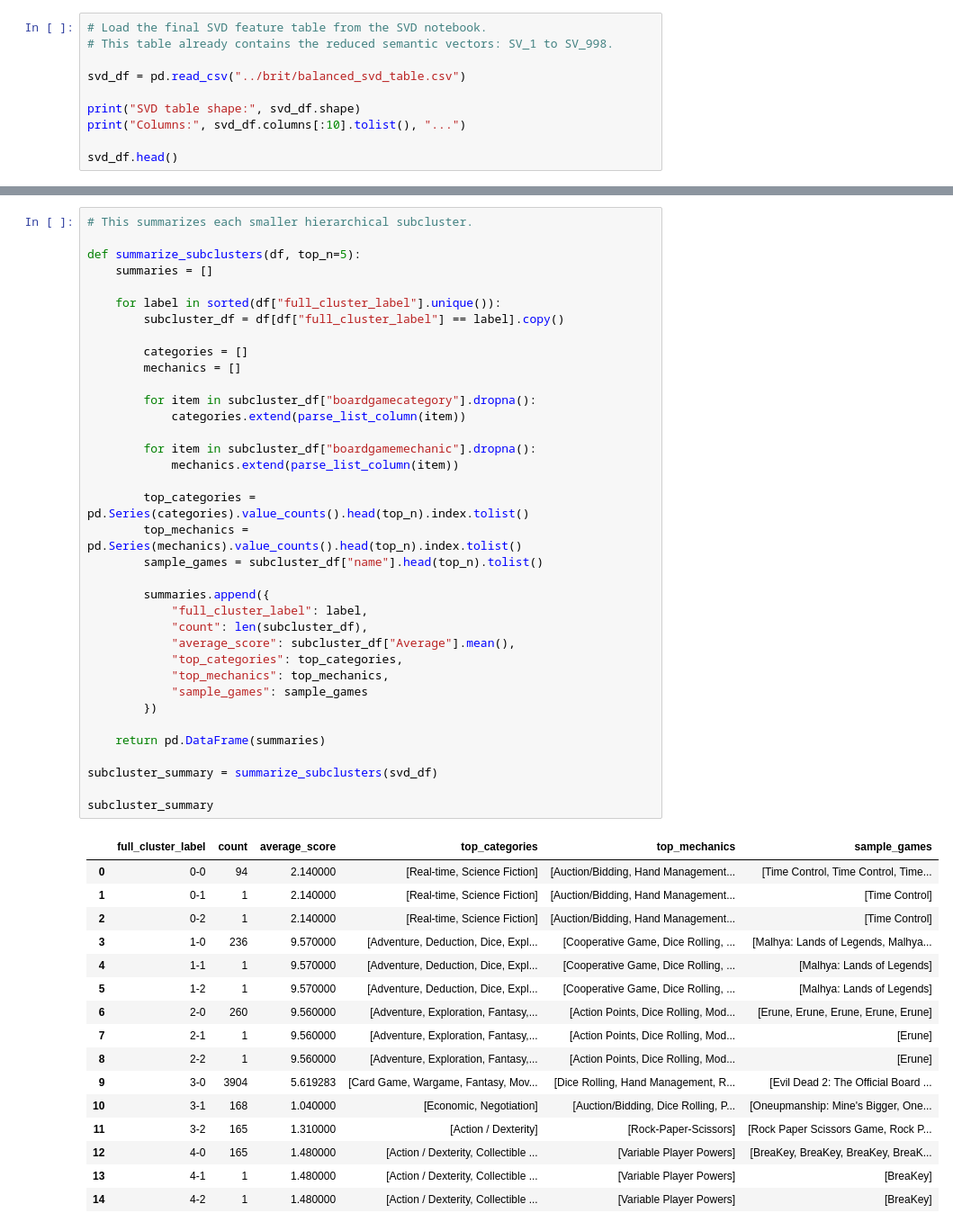
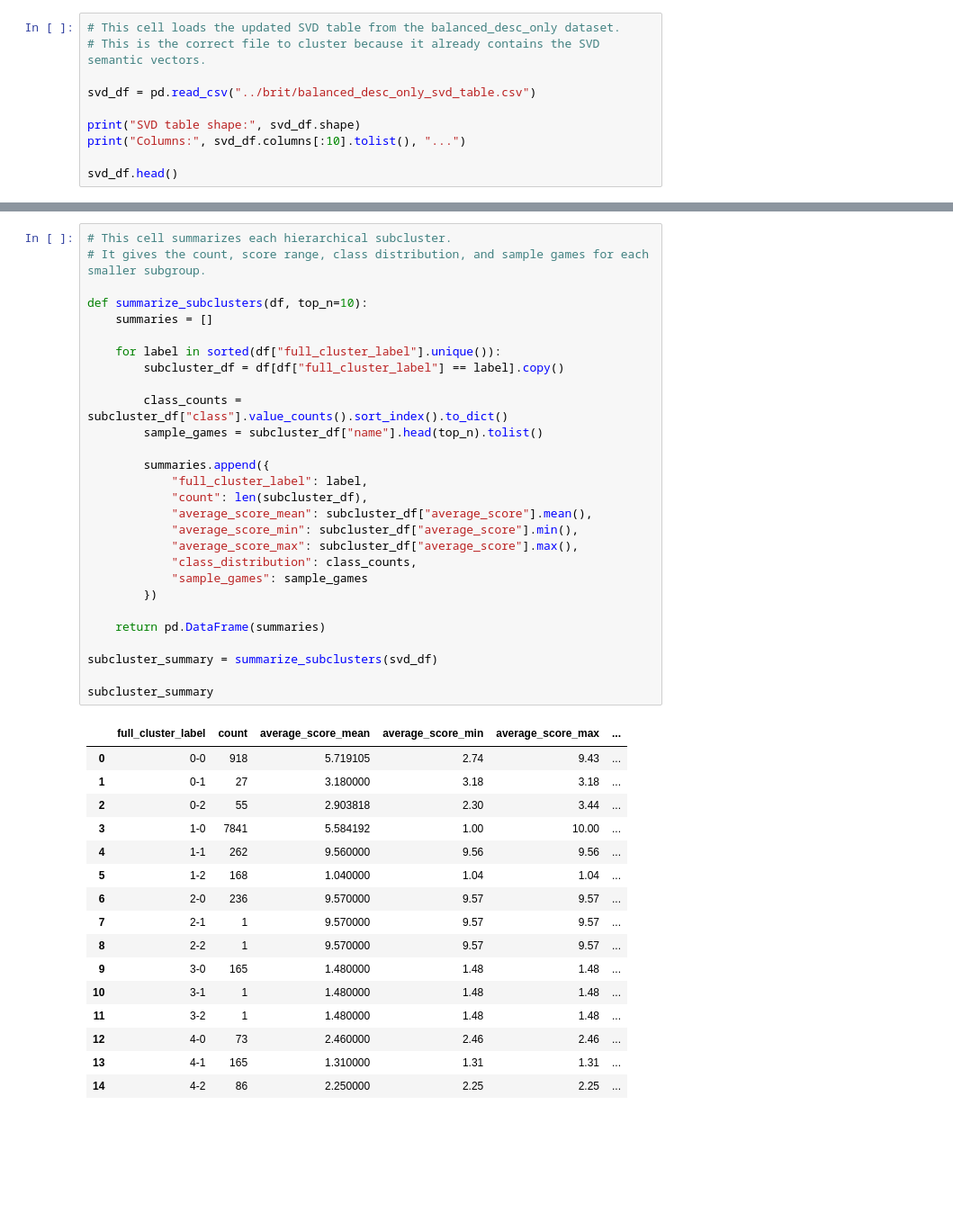
Before and after one commit to qigol/ml1-project-lt4, a Jupyter notebook: working-notebooks/brit/clustering.ipynb, the cells around one changed output, grey strips where cells are left out. Shown at 90% size. Drawn from its saved outputs; the diff is of its cells as text; blank space fills up the shorter version.

```diff
--- a/working-notebooks/brit/clustering.ipynb
+++ b/working-notebooks/brit/clustering.ipynb
@@ -13,10 +11,10 @@ from sklearn.metrics import silhouette_score, davies_bouldin_score
 from sklearn.metrics.pairwise import cosine_similarity
 from sklearn.decomposition import PCA
 # %%
-# Load the final SVD feature table from the SVD notebook.
-# This table already contains the reduced semantic vectors: SV_1 to SV_998.
+# This cell loads the updated SVD table from the balanced_desc_only dataset.
+# This is the correct file to cluster because it already contains the SVD semantic vectors.
 
-svd_df = pd.read_csv("../brit/balanced_svd_table.csv")
+svd_df = pd.read_csv("../brit/balanced_desc_only_svd_table.csv")
 
 print("SVD table shape:", svd_df.shape)
 print("Columns:", svd_df.columns[:10].tolist(), "...")
@@ -240,54 +212,46 @@ svd_df[["name", "kmeans_cluster", "hierarchical_subcluster", "full_cluster_label
 # %%
-# This summarizes each smaller hierarchical subcluster.
+# This cell summarizes each hierarchical subcluster.
+# It gives the count, score range, class distribution, and sample games for each smaller subgroup.
 
-def summarize_subclusters(df, top_n=5):
+def summarize_subclusters(df, top_n=10):
     summaries = []
 
     for label in sorted(df["full_cluster_label"].unique()):
         subcluster_df = df[df["full_cluster_label"] == label].copy()
 
-        categories = []
-        mechanics = []
-
-        for item in subcluster_df["boardgamecategory"].dropna():
-            categories.extend(parse_list_column(item))
-
-        for item in subcluster_df["boardgamemechanic"].dropna():
-            mechanics.extend(parse_list_column(item))
-
-        top_categories = pd.Series(categories).value_counts().head(top_n).index.tolist()
-        top_mechanics = pd.Series(mechanics).value_counts().head(top_n).index.tolist()
+        class_counts = subcluster_df["class"].value_counts().sort_index().to_dict()
         sample_games = subcluster_df["name"].head(top_n).tolist()
 
         summaries.append({
             "full_cluster_label": label,
             "count": len(subcluster_df),
-            "average_score": subcluster_df["Average"].mean(),
-            "top_categories": top_categories,
-            "top_mechanics": top_mechanics,
+            "average_score_mean": subcluster_df["average_score"].mean(),
+            "average_score_min": subcluster_df["average_score"].min(),
+            "average_score_max": subcluster_df["average_score"].max(),
+            "class_distribution": class_counts,
             "sample_games": sample_games
         })
 
     return pd.DataFrame(summaries)
 
 subcluster_summary = summarize_subclusters(svd_df)
 
 subcluster_summary
 # %% [output]
-|  | full_cluster_label | count | average_score | top_categories | top_mechanics | sample_games |
-| 0 | 0-0 | 94 | 2.140000 | [Real-time, Science Fiction] | [Auction/Bidding, Hand Management... | [Time Control, Time Control, Time... |
-| 1 | 0-1 | 1 | 2.140000 | [Real-time, Science Fiction] | [Auction/Bidding, Hand Management... | [Time Control] |
-| 2 | 0-2 | 1 | 2.140000 | [Real-time, Science Fiction] | [Auction/Bidding, Hand Management... | [Time Control] |
-| 3 | 1-0 | 236 | 9.570000 | [Adventure, Deduction, Dice, Expl... | [Cooperative Game, Dice Rolling, ... | [Malhya: Lands of Legends, Malhya... |
-| 4 | 1-1 | 1 | 9.570000 | [Adventure, Deduction, Dice, Expl... | [Cooperative Game, Dice Rolling, ... | [Malhya: Lands of Legends] |
-| 5 | 1-2 | 1 | 9.570000 | [Adventure, Deduction, Dice, Expl... | [Cooperative Game, Dice Rolling, ... | [Malhya: Lands of Legends] |
-| 6 | 2-0 | 260 | 9.560000 | [Adventure, Exploration, Fantasy,... | [Action Points, Dice Rolling, Mod... | [Erune, Erune, Erune, Erune, Erune] |
-| 7 | 2-1 | 1 | 9.560000 | [Adventure, Exploration, Fantasy,... | [Action Points, Dice Rolling, Mod... | [Erune] |
-| 8 | 2-2 | 1 | 9.560000 | [Adventure, Exploration, Fantasy,... | [Action Points, Dice Rolling, Mod... | [Erune] |
-| 9 | 3-0 | 3904 | 5.619283 | [Card Game, Wargame, Fantasy, Mov... | [Dice Rolling, Hand Management, R... | [Evil Dead 2: The Official Board ... |
-| 10 | 3-1 | 168 | 1.040000 | [Economic, Negotiation] | [Auction/Bidding, Dice Rolling, P... | [Oneupmanship: Mine's Bigger, One... |
-| 11 | 3-2 | 165 | 1.310000 | [Action / Dexterity] | [Rock-Paper-Scissors] | [Rock Paper Scissors Game, Rock P... |
-| 12 | 4-0 | 165 | 1.480000 | [Action / Dexterity, Collectible ... | [Variable Player Powers] | [BreaKey, BreaKey, BreaKey, BreaK... |
-| 13 | 4-1 | 1 | 1.480000 | [Action / Dexterity, Collectible ... | [Variable Player Powers] | [BreaKey] |
-| 14 | 4-2 | 1 | 1.480000 | [Action / Dexterity, Collectible ... | [Variable Player Powers] | [BreaKey] |
+|  | full_cluster_label | count | average_score_mean | average_score_min | average_score_max | ... |
+| 0 | 0-0 | 918 | 5.719105 | 2.74 | 9.43 | ... |
+| 1 | 0-1 | 27 | 3.180000 | 3.18 | 3.18 | ... |
+| 2 | 0-2 | 55 | 2.903818 | 2.30 | 3.44 | ... |
+| 3 | 1-0 | 7841 | 5.584192 | 1.00 | 10.00 | ... |
+| 4 | 1-1 | 262 | 9.560000 | 9.56 | 9.56 | ... |
+| 5 | 1-2 | 168 | 1.040000 | 1.04 | 1.04 | ... |
+| 6 | 2-0 | 236 | 9.570000 | 9.57 | 9.57 | ... |
+| 7 | 2-1 | 1 | 9.570000 | 9.57 | 9.57 | ... |
+| 8 | 2-2 | 1 | 9.570000 | 9.57 | 9.57 | ... |
+| 9 | 3-0 | 165 | 1.480000 | 1.48 | 1.48 | ... |
+| 10 | 3-1 | 1 | 1.480000 | 1.48 | 1.48 | ... |
+| 11 | 3-2 | 1 | 1.480000 | 1.48 | 1.48 | ... |
+| 12 | 4-0 | 73 | 2.460000 | 2.46 | 2.46 | ... |
+| 13 | 4-1 | 165 | 1.310000 | 1.31 | 1.31 | ... |
+| 14 | 4-2 | 86 | 2.250000 | 2.25 | 2.25 | ... |
 # %%
```
Also changed, not shown: parts of 17 cells of this notebook.
